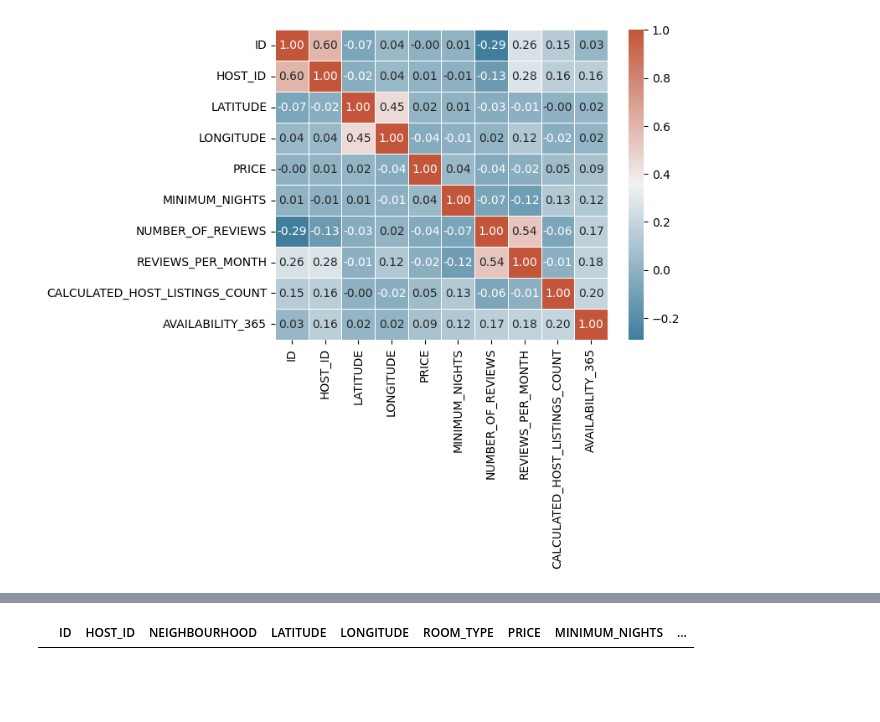
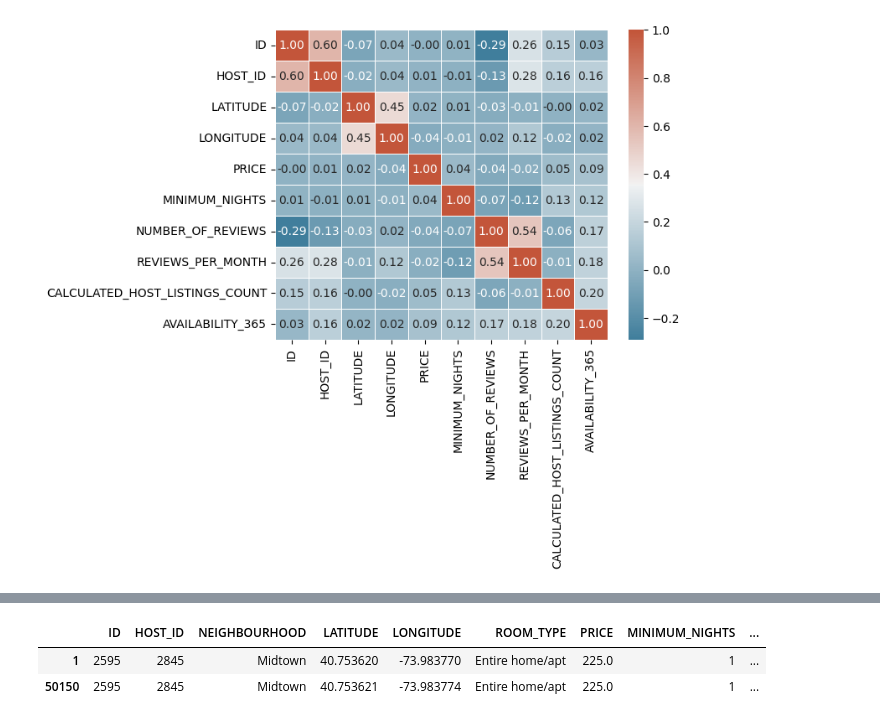
Before and after one commit to lhminhtuan2000/PTDLUD_DATH_2, a Jupyter notebook: PTDLUD_3_DATH_2.ipynb, the cells around one changed output, grey strips where cells are left out. Drawn from its saved outputs; the diff is of its cells as text; code cells hidden in the pictures; blank space fills up the shorter version.

Commit message:
Add data file
Former-commit-id: ba1cdef3a25366ced5b62dec2e73de187f559418

```diff
--- a/PTDLUD_3_DATH_2.ipynb
+++ b/PTDLUD_3_DATH_2.ipynb
@@ -20,7 +20,7 @@ warnings.filterwarnings("ignore")
 # EDA
 # %%
 # Đọc dữ liệu nguồn 1
-df_1 = pd.read_csv("https://raw.githubusercontent.com/adishourya/Airbnb/master/new-york-city-airbnb-open-data/AB_NYC_2019.csv")
+df_1 = pd.read_csv("AB_NYC_2019.csv")
 df_1.head()
 # %% [output]
 |  | id | name | host_id | host_name | neighbourhood_group | neighbourhood | latitude | longitude | ... |
@@ -31,7 +31,7 @@ df_1.head()
 | 4 | 5022 | Entire Apt: Spacious Studio/Loft ... | 7192 | Laura | Manhattan | East Harlem | 40.79851 | -73.94399 | ... |
 # %%
 # Đọc dữ liệu nguồn 2
-df_2 = pd.read_csv("https://raw.githubusercontent.com/lhminhtuan2000/PTDLUD_DATH_2/main/airbnb-listings_new-york.csv", sep=';', low_memory=False)
+df_2 = pd.read_csv("airbnb-listings_new-york.csv", sep=';', low_memory=False)
 df_2.head()
 # %% [output]
 |  | ID | Listing Url | Scrape ID | Last Scraped | Name | Summary | Space | Description | ... |
@@ -145,6 +145,9 @@ corr[corr > 0.3]
 | CALCULATED_HOST_LISTINGS_COUNT | NaN | NaN | NaN | NaN | NaN | NaN | NaN | NaN | ... |
 | AVAILABILITY_365 | NaN | NaN | NaN | NaN | NaN | NaN | NaN | NaN | ... |
 # %%
-df[df['ID'].duplicated()].sort_values(by='ID',ascending=True).head()
+# df[df['ID'].duplicated()].sort_values(by='ID',ascending=True)
+df[df['ID']==2595]
 # %% [output]
 |  | ID | HOST_ID | NEIGHBOURHOOD | LATITUDE | LONGITUDE | ROOM_TYPE | PRICE | MINIMUM_NIGHTS | ... |
+| 1 | 2595 | 2845 | Midtown | 40.753620 | -73.983770 | Entire home/apt | 225.0 | 1 | ... |
+| 50150 | 2595 | 2845 | Midtown | 40.753621 | -73.983774 | Entire home/apt | 225.0 | 1 | ... |
```
Also changed, not shown: parts of 1 cell of this notebook, 7 other files.
